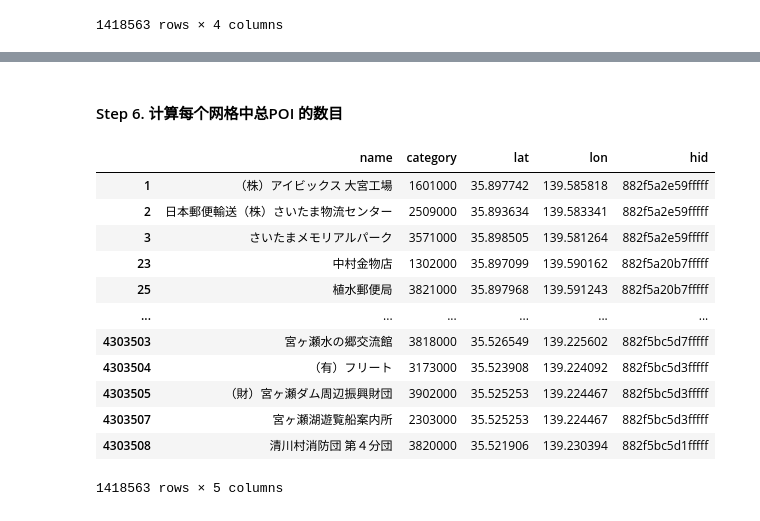
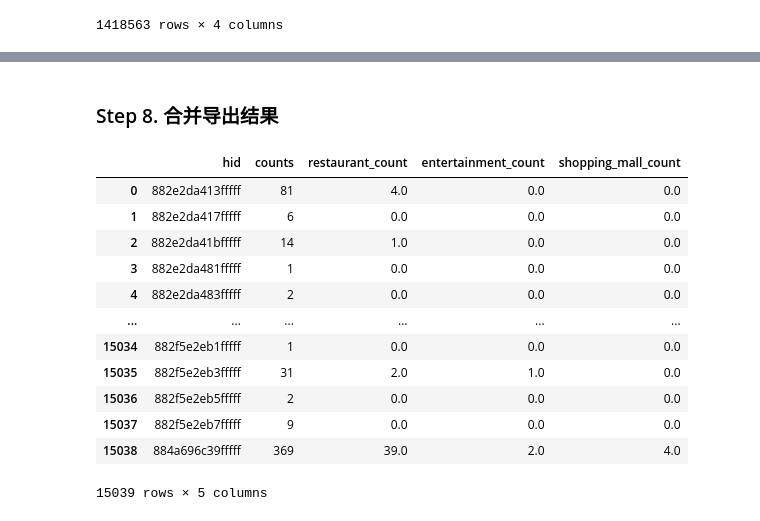
Before and after one commit to SUSTC-ChuangYANG/Spatial_data_preprocessing, a Jupyter notebook: POI_data_process/japan_poi_preprocess.ipynb, the cells around one changed output, grey strips where cells are left out. Cells and saved outputs as stored; diff of their text form; code cells hidden in the pictures.

```diff
--- a/POI_data_process/japan_poi_preprocess.ipynb
+++ b/POI_data_process/japan_poi_preprocess.ipynb
@@ -146,0 +246,5 @@ filtered_poi
+# %%
+shopping_mall = filtered_poi[filtered_poi['category'].str.startswith("34")]
+del shopping_mall['category']
+shopping_mall_poi = shopping_mall.drop_duplicates()
+shopping_mall_poi
@@ -146,0 +267,3 @@ filtered_poi
+# %%
+entertainment_count = entertainment_poi.groupby(['hid']).size().reset_index(name='entertainment_count')
+entertainment_count
@@ -146,0 +284,3 @@ filtered_poi
+# %%
+restaurant_count = restaurant_poi.groupby(['hid']).size().reset_index(name='restaurant_count')
+restaurant_count
@@ -146,0 +301,3 @@ filtered_poi
+# %%
+shopping_mall_count = shopping_mall_poi.groupby(['hid']).size().reset_index(name='shopping_mall_count')
+shopping_mall_count
@@ -147 +318,23 @@ filtered_poi
+# %% [markdown]
+### Step 8. 合并导出结果
+# %%
+hid_poi_info = pd.merge(restaurant_count,entertainment_count, how='left', on=['hid'])
+hid_poi_info = pd.merge(hid_poi_info, shopping_mall_count, how='left', on=['hid'])
+hid_poi_info = pd.merge(total_poi_count_df, hid_poi_info, how='left', on=['hid'])
+hid_poi_info = hid_poi_info.fillna(0)
+hid_poi_info
+# %% [output]
+|  | hid | counts | restaurant_count | entertainment_count | shopping_mall_count |
+| 0 | 882e2da413fffff | 81 | 4.0 | 0.0 | 0.0 |
+| 1 | 882e2da417fffff | 6 | 0.0 | 0.0 | 0.0 |
+| 2 | 882e2da41bfffff | 14 | 1.0 | 0.0 | 0.0 |
+| 3 | 882e2da481fffff | 1 | 0.0 | 0.0 | 0.0 |
+| 4 | 882e2da483fffff | 2 | 0.0 | 0.0 | 0.0 |
+| ... | ... | ... | ... | ... | ... |
+| 15034 | 882f5e2eb1fffff | 1 | 0.0 | 0.0 | 0.0 |
+| 15035 | 882f5e2eb3fffff | 31 | 2.0 | 1.0 | 0.0 |
+| 15036 | 882f5e2eb5fffff | 2 | 0.0 | 0.0 | 0.0 |
+| 15037 | 882f5e2eb7fffff | 9 | 0.0 | 0.0 | 0.0 |
+| 15038 | 884a696c39fffff | 369 | 39.0 | 2.0 | 4.0 |
+15039 rows × 5 columns
 # %%
@@ -149,2 +341,0 @@ filtered_poi.to_csv("./entertainment_restaurant_shoppingmall_poi_with_city_code.
-# %% [markdown]
-#### Step 6. 计算每个网格中总POI 的数目
@@ -155,16 +341,0 @@ all_poi['hid']  = all_poi.apply(lambda x: h3.geo_to_h3(x['lat'],x['lon'],8), axi
-# %%
-all_poi
-# %% [output]
-|  | name | category | lat | lon | hid |
-| 1 | （株）アイビックス 大宮工場 | 1601000 | 35.897742 | 139.585818 | 882f5a2e59fffff |
-| 2 | 日本郵便輸送（株）さいたま物流センター | 2509000 | 35.893634 | 139.583341 | 882f5a2e59fffff |
-| 3 | さいたまメモリアルパーク | 3571000 | 35.898505 | 139.581264 | 882f5a2e59fffff |
-| 23 | 中村金物店 | 1302000 | 35.897099 | 139.590162 | 882f5a20b7fffff |
-| 25 | 植水郵便局 | 3821000 | 35.897968 | 139.591243 | 882f5a20b7fffff |
-| ... | ... | ... | ... | ... | ... |
-| 4303503 | 宮ヶ瀬水の郷交流館 | 3818000 | 35.526549 | 139.225602 | 882f5bc5d7fffff |
-| 4303504 | （有）フリート | 3173000 | 35.523908 | 139.224092 | 882f5bc5d3fffff |
-| 4303505 | （財）宮ヶ瀬ダム周辺振興財団 | 3902000 | 35.525253 | 139.224467 | 882f5bc5d3fffff |
-| 4303507 | 宮ヶ瀬湖遊覧船案内所 | 2303000 | 35.525253 | 139.224467 | 882f5bc5d3fffff |
-| 4303508 | 清川村消防団 第４分団 | 3820000 | 35.521906 | 139.230394 | 882f5bc5d1fffff |
-1418563 rows × 5 columns
```
Also changed, not shown: parts of 33 cells of this notebook, 1 other file.
